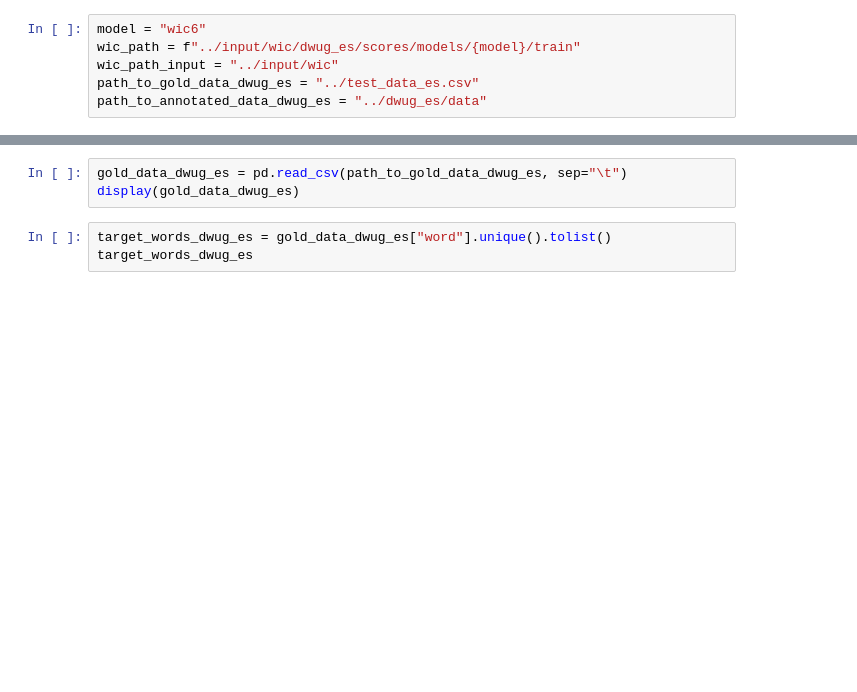
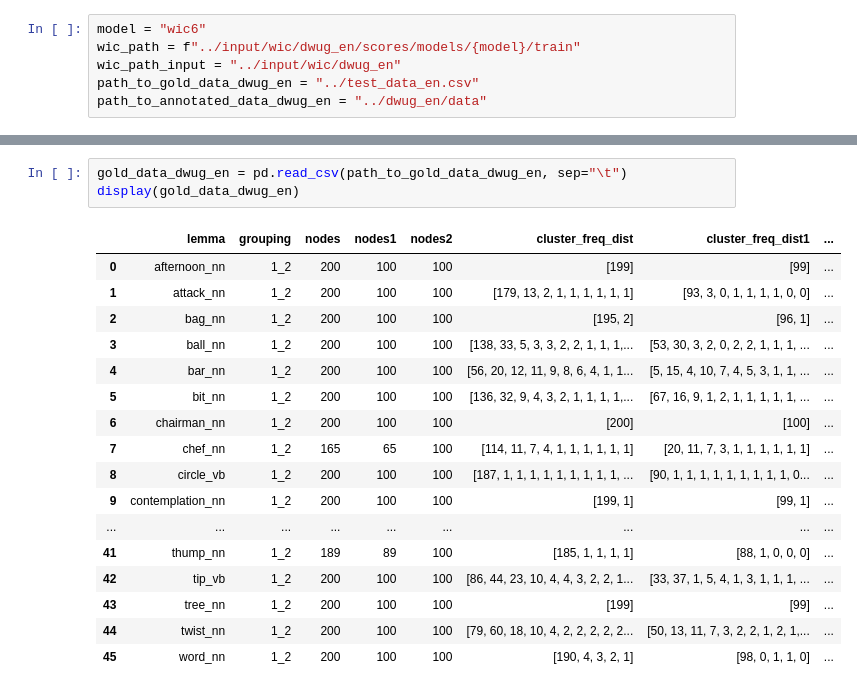
Before and after one commit to fdzr/wsi-lscd-experiments-cv, a Jupyter notebook: base_code/process_wic_data.ipynb, the cells around one changed output, grey strips where cells are left out. Drawn from its saved outputs; the diff is of its cells as text; blank space fills up the shorter version.

Commit message:
preparing wic data for dwug-en

```diff
--- a/base_code/process_wic_data.ipynb
+++ b/base_code/process_wic_data.ipynb
@@ -4,10 +5,10 @@ from pathlib import Path
 import pandas as pd
 # %%
 model = "wic6"
-wic_path = f"../input/wic/dwug_es/scores/models/{model}/train"
-wic_path_input = "../input/wic"
-path_to_gold_data_dwug_es = "../test_data_es.csv"
-path_to_annotated_data_dwug_es = "../dwug_es/data"
+wic_path = f"../input/wic/dwug_en/scores/models/{model}/train"
+wic_path_input = "../input/wic/dwug_en"
+path_to_gold_data_dwug_en = "../test_data_en.csv"
+path_to_annotated_data_dwug_en = "../dwug_en/data"
 # %%
 p = next(Path(wic_path_input).glob("*.data"))
 data_input = pd.read_json(p)
@@ -27,6 +60,21 @@ display(data_scores)
 # %%
-gold_data_dwug_es = pd.read_csv(path_to_gold_data_dwug_es, sep="\t")
-display(gold_data_dwug_es)
+gold_data_dwug_en = pd.read_csv(path_to_gold_data_dwug_en, sep="\t")
+display(gold_data_dwug_en)
+# %% [output]
+|  | lemma | grouping | nodes | nodes1 | nodes2 | cluster_freq_dist | cluster_freq_dist1 | ... |
+| 0 | afternoon_nn | 1_2 | 200 | 100 | 100 | [199] | [99] | ... |
+| 1 | attack_nn | 1_2 | 200 | 100 | 100 | [179, 13, 2, 1, 1, 1, 1, 1, 1] | [93, 3, 0, 1, 1, 1, 1, 0, 0] | ... |
+| 2 | bag_nn | 1_2 | 200 | 100 | 100 | [195, 2] | [96, 1] | ... |
+| 3 | ball_nn | 1_2 | 200 | 100 | 100 | [138, 33, 5, 3, 3, 2, 2, 1, 1, 1,... | [53, 30, 3, 2, 0, 2, 2, 1, 1, 1, ... | ... |
+| 4 | bar_nn | 1_2 | 200 | 100 | 100 | [56, 20, 12, 11, 9, 8, 6, 4, 1, 1... | [5, 15, 4, 10, 7, 4, 5, 3, 1, 1, ... | ... |
+| 5 | bit_nn | 1_2 | 200 | 100 | 100 | [136, 32, 9, 4, 3, 2, 1, 1, 1, 1,... | [67, 16, 9, 1, 2, 1, 1, 1, 1, 1, ... | ... |
+| 6 | chairman_nn | 1_2 | 200 | 100 | 100 | [200] | [100] | ... |
+| 7 | chef_nn | 1_2 | 165 | 65 | 100 | [114, 11, 7, 4, 1, 1, 1, 1, 1, 1] | [20, 11, 7, 3, 1, 1, 1, 1, 1, 1] | ... |
+| 8 | circle_vb | 1_2 | 200 | 100 | 100 | [187, 1, 1, 1, 1, 1, 1, 1, 1, 1, ... | [90, 1, 1, 1, 1, 1, 1, 1, 1, 1, 0... | ... |
+| 9 | contemplation_nn | 1_2 | 200 | 100 | 100 | [199, 1] | [99, 1] | ... |
+| ... | ... | ... | ... | ... | ... | ... | ... | ... |
+| 41 | thump_nn | 1_2 | 189 | 89 | 100 | [185, 1, 1, 1, 1] | [88, 1, 0, 0, 0] | ... |
+| 42 | tip_vb | 1_2 | 200 | 100 | 100 | [86, 44, 23, 10, 4, 4, 3, 2, 2, 1... | [33, 37, 1, 5, 4, 1, 3, 1, 1, 1, ... | ... |
+| 43 | tree_nn | 1_2 | 200 | 100 | 100 | [199] | [99] | ... |
+| 44 | twist_nn | 1_2 | 200 | 100 | 100 | [79, 60, 18, 10, 4, 2, 2, 2, 2, 2... | [50, 13, 11, 7, 3, 2, 2, 1, 2, 1,... | ... |
+| 45 | word_nn | 1_2 | 200 | 100 | 100 | [190, 4, 3, 2, 1] | [98, 0, 1, 1, 0] | ... |
-# %%
-target_words_dwug_es = gold_data_dwug_es["word"].unique().tolist()
-target_words_dwug_es
```
Also changed, not shown: parts of 15 cells of this notebook.
